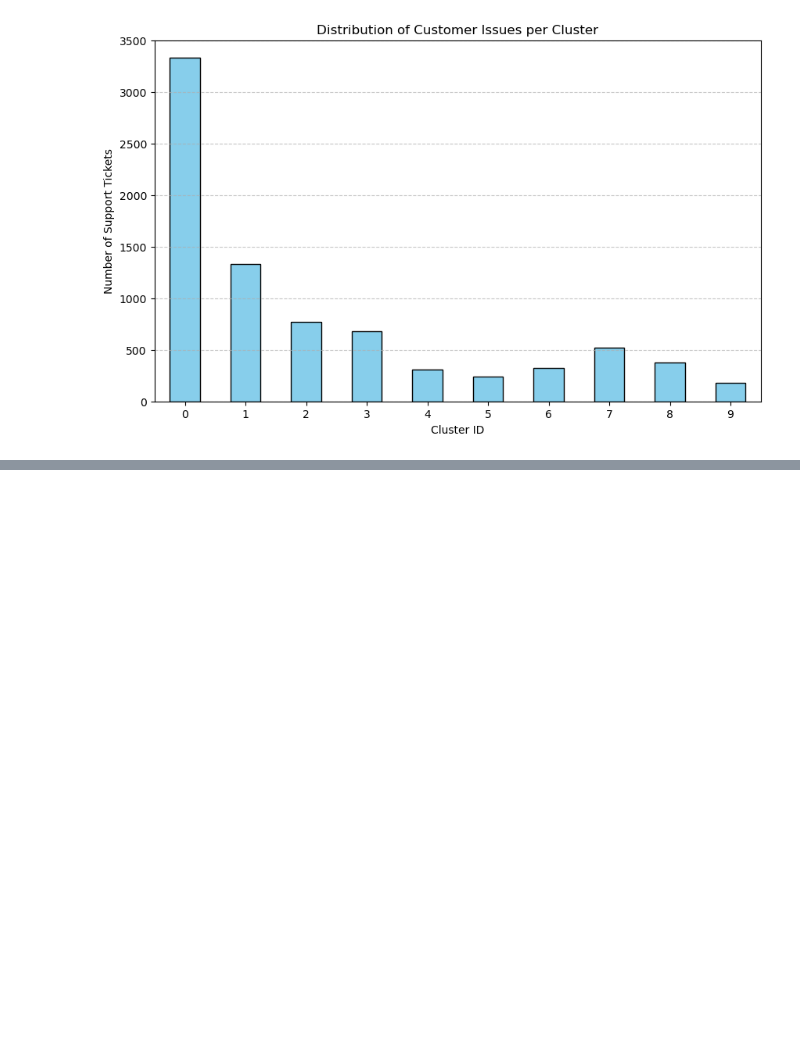
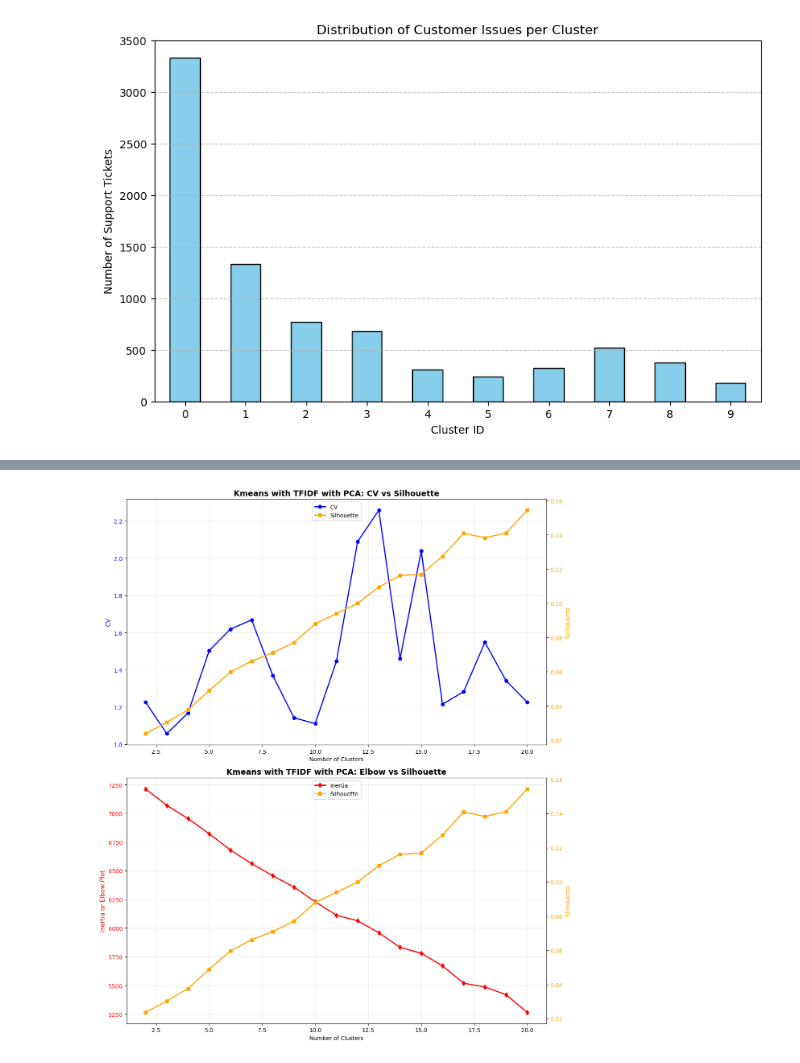
Before and after one commit to Razan-88/TextAnalytics-CW-Task4, a Jupyter notebook: analytics_pipeline/src/preprocessingAndModelling.ipynb, the cells around one changed output, grey strips where cells are left out. Saved outputs shown, nothing was run; the diff lists cells and outputs as text; code cells hidden in the pictures; blank space fills up the shorter version.

```diff
--- a/analytics_pipeline/src/preprocessingAndModelling.ipynb
+++ b/analytics_pipeline/src/preprocessingAndModelling.ipynb
@@ -347,0 +564,13 @@ plt.show()
+# %%
+def prepare_tfidf_pca(X_tfidf, n_components=0.95):
+    pca = PCA(n_components=n_components, random_state=42)
+
+    if hasattr(X_tfidf, "toarray"):
+        X_pca = pca.fit_transform(X_tfidf.toarray())
+    else:
+        X_pca = pca.fit_transform(X_tfidf)
+
+    print(f"TF-IDF Original Features: {X_tfidf.shape[1]}")
+    print(f"PCA Reduced Components:   {X_pca.shape[1]} (retains {n_components*100}% variance)")
+
+    return X_pca, pca
@@ -347,0 +582,3 @@ plt.show()
+# %%
+kvalues = range(2, 21)
+resultofrunfortfidfpca = evaluate_k_range(x_tfidf_pca, kvalues)
@@ -347,0 +603,4 @@ plt.show()
+# %%
+plot_combined_metrics(resultofrunfortfidfpca, 'TFIDF with PCA')
+# %% [output]
+[figure, added]
```
Also changed, not shown: parts of 28 cells of this notebook.
